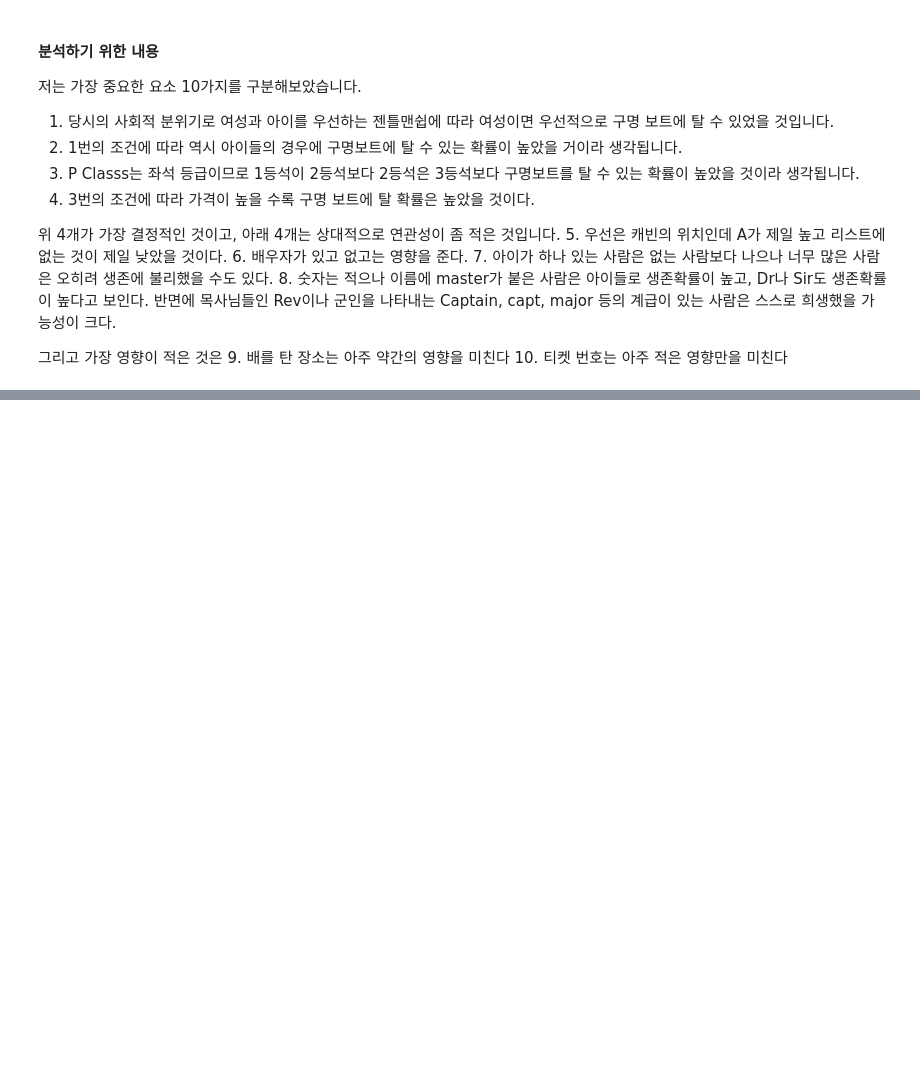
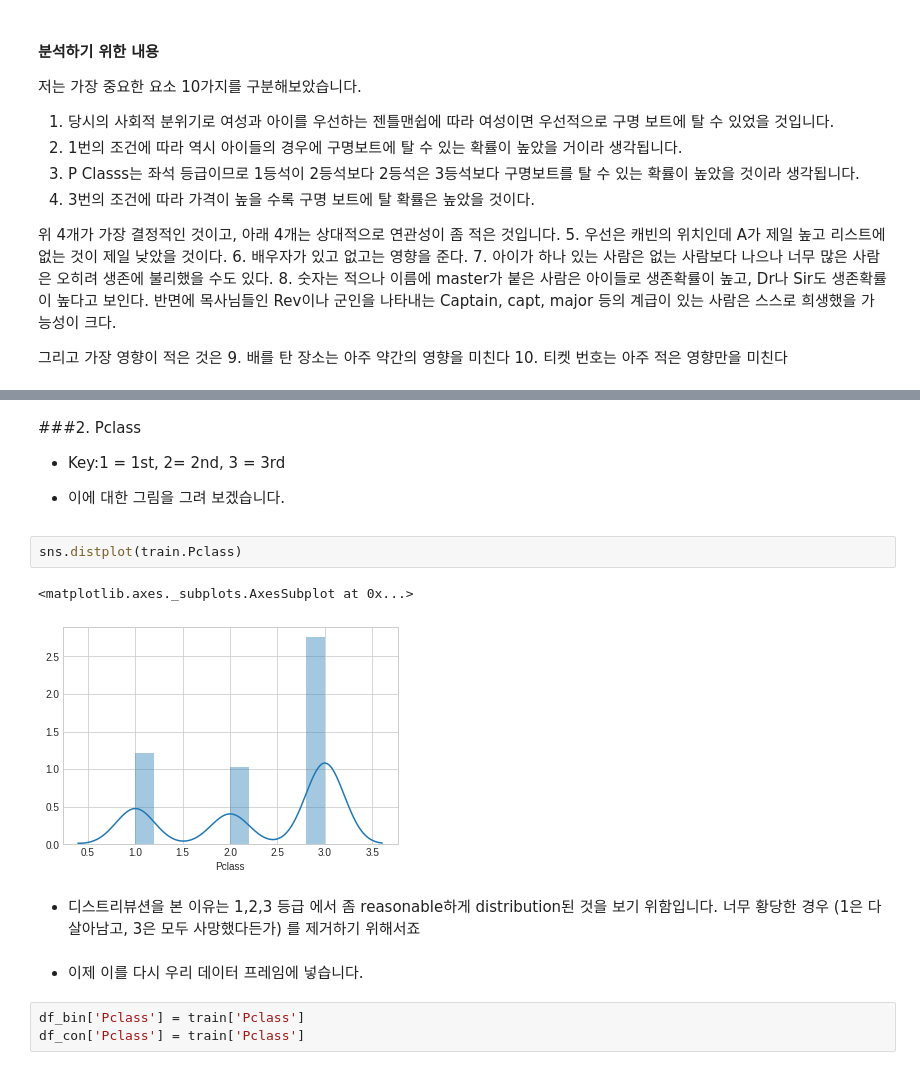
Before and after one commit to joshuajhchoi/ai2learn, a Jupyter notebook: 파이썬_처음하는_분들을_위한_8시간_만에_이해하는_머신_러닝_기초_수업_(10)_Kaggle_Titanic_입문하기.ipynb, the cells around one changed output, grey strips where cells are left out. Cells and saved outputs as stored; diff of their text form; blank space fills up the shorter version.

```diff
--- a/파이썬_처음하는_분들을_위한_8시간_만에_이해하는_머신_러닝_기초_수업_(10)_Kaggle_Titanic_입문하기.ipynb
+++ b/파이썬_처음하는_분들을_위한_8시간_만에_이해하는_머신_러닝_기초_수업_(10)_Kaggle_Titanic_입문하기.ipynb
@@ -84,0 +315,17 @@ train 파일을 보겠습니다.
+# %% [markdown]
+###2. Pclass
+* Key:1 = 1st, 2= 2nd, 3 = 3rd
+
+* 이에 대한 그림을 그려 보겠습니다.
+# %%
+sns.distplot(train.Pclass)
+# %% [output]
+<matplotlib.axes._subplots.AxesSubplot at 0x...>
+[figure, added]
+# %% [markdown]
+* 디스트리뷰션을 본 이유는 1,2,3 등급 에서 좀 reasonable하게 distribution된 것을 보기 위함입니다. 너무 황당한 경우 (1은 다 살아남고, 3은 모두 사망했다든가) 를 제거하기 위해서죠
+# %% [markdown]
+* 이제 이를 다시 우리 데이터 프레임에 넣습니다.
+# %%
+df_bin['Pclass'] = train['Pclass']
+df_con['Pclass'] = train['Pclass']
```
Also changed, not shown: parts of 59 cells of this notebook.
